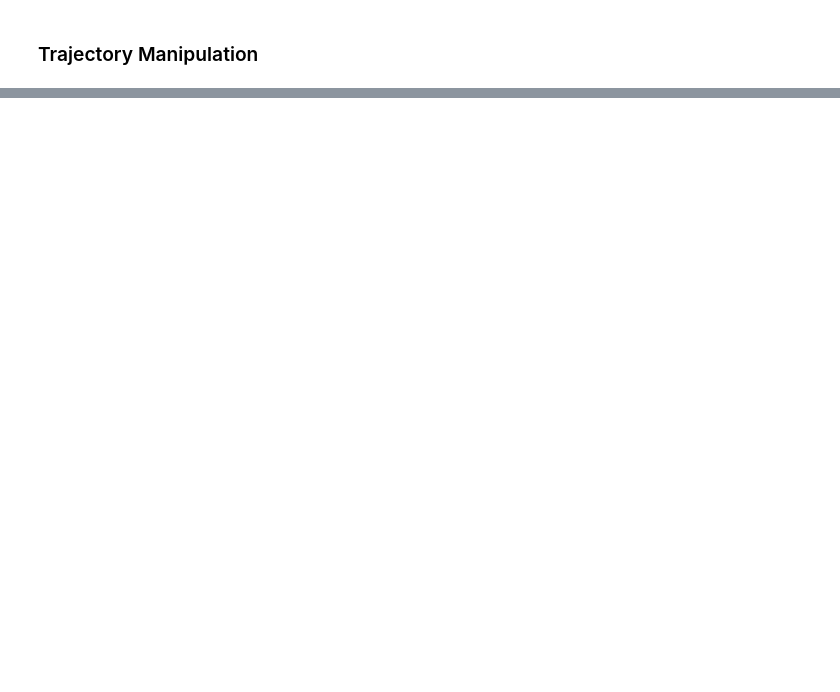
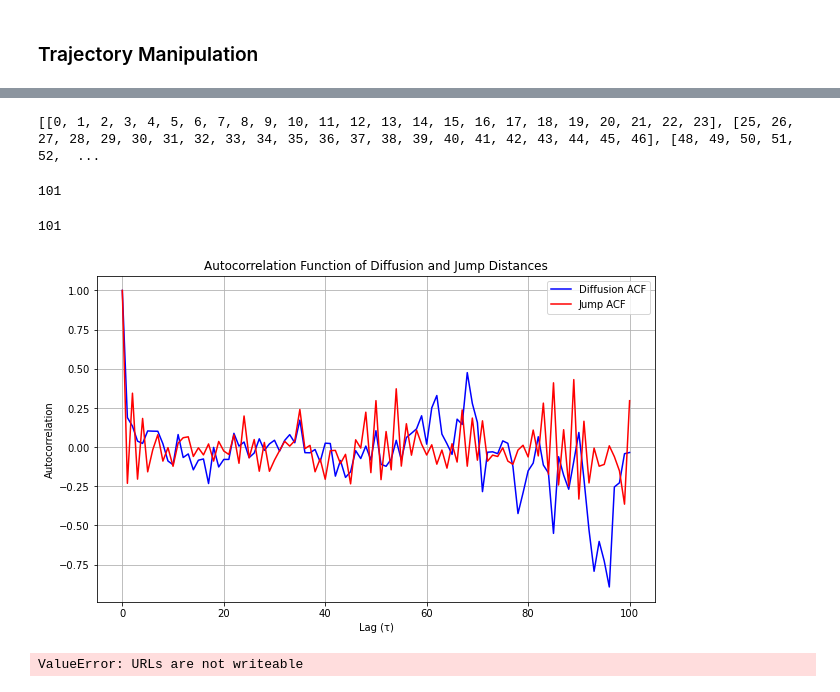
Before and after one commit to Karim-Ib/MD_Lammps_analysis, a Jupyter notebook: tutorial_notebook/Ion_analysis.ipynb, the cells around one changed output, grey strips where cells are left out. Saved outputs shown, nothing was run; the diff lists cells and outputs as text; code cells hidden in the pictures; blank space fills up the shorter version.

```diff
--- a/tutorial_notebook/Ion_analysis.ipynb
+++ b/tutorial_notebook/Ion_analysis.ipynb
@@ -224,14 +236,58 @@ trj = Trajectory(water_path, format="lammpstrj", scaled=1, verbosity="silent")
 # %%
-cut_list = [x for x in range(200, 300)]
-cut_folder = "Z://cluster_runs//expanded_water//ion_inputs//"
+diffusion, jumps, h3_ids_ts = diffusion_timestep_tracing(trj)
 # %%
-cut_multiple_snaps(trj, cut_folder, cut_list)
+diff_dist = get_diffusion_distance(diffusion, h3_ids_ts, trj)
+# %% [output]
+[[0, 1, 2, 3, 4, 5, 6, 7, 8, 9, 10, 11, 12, 13, 14, 15, 16, 17, 18, 19, 20, 21, 22, 23], [25, 26, 27, 28, 29, 30, 31, 32, 33, 34, 35, 36, 37, 38, 39, 40, 41, 42, 43, 44, 45, 46], [48, 49, 50, 51, 52,  ...
 # %%
-md_input_folder =  "Z://cluster_runs//expanded_water//md_ion_inputs//"
+jump_dist = get_jump_distances(jumps, h3_ids_ts, trj)
+# %%
+len(jump_dist)
+# %% [output]
+101
 # %%
-generate_md_input(cut_folder, md_input_folder, N_traj=50, displace_min=0.4, displace_max=0.5, is_scaled=0)
+len(diff_dist)
+# %% [output]
+101
 # %%
-trj_2 =  Trajectory("Z://cluster_runs//n_608//test_in//0_water.data", format="lammps_data", scaled=0, verbosity="silent")
+
+def autocorrelation_function(distances):
+    """
+    Calculate the autocorrelation function of a list of distances.
+
+    Parameters:
+    distances (list or np.ndarray): List or array of distance values (diffusion or jump distances).
+
+    Returns:
+    np.ndarray: Autocorrelation function for the input distance list.
+    """
+    distances = np.array(distances)
+    N = len(distances)
+    mean_distance = np.mean(distances)
+
+    acf = np.zeros(N)
+
+    for tau in range(N):
+        acf[tau] = np.mean((distances[:N - tau] - mean_distance) * (distances[tau:] - mean_distance))
+
+    return acf / acf[0]  # Normalize by the value at tau=0 (to get a normalized ACF)
+# %%
+# Compute autocorrelation functions
+acf_diffusion = autocorrelation_function(jump_dist)
+acf_jump = autocorrelation_function(diff_dist)
+
+# Plot the results
+plt.figure(figsize=(10, 6))
+plt.plot(acf_diffusion, label='Diffusion ACF', color='blue')
+plt.plot(acf_jump, label='Jump ACF', color='red')
+plt.xlabel('Lag (τ)')
+plt.ylabel('Autocorrelation')
+plt.legend()
+plt.title('Autocorrelation Function of Diffusion and Jump Distances')
+plt.grid(True)
+plt.show()
+# %% [output]
+[figure, added]
 # %%
-folder_in = "Z://cluster_runs//n_608//test_in//"
-folder_out = "Z://cluster_runs//n_608//test_out//"
+# %% [output]
+ValueError: URLs are not writeable
```
Also changed, not shown: parts of 10 cells of this notebook.
